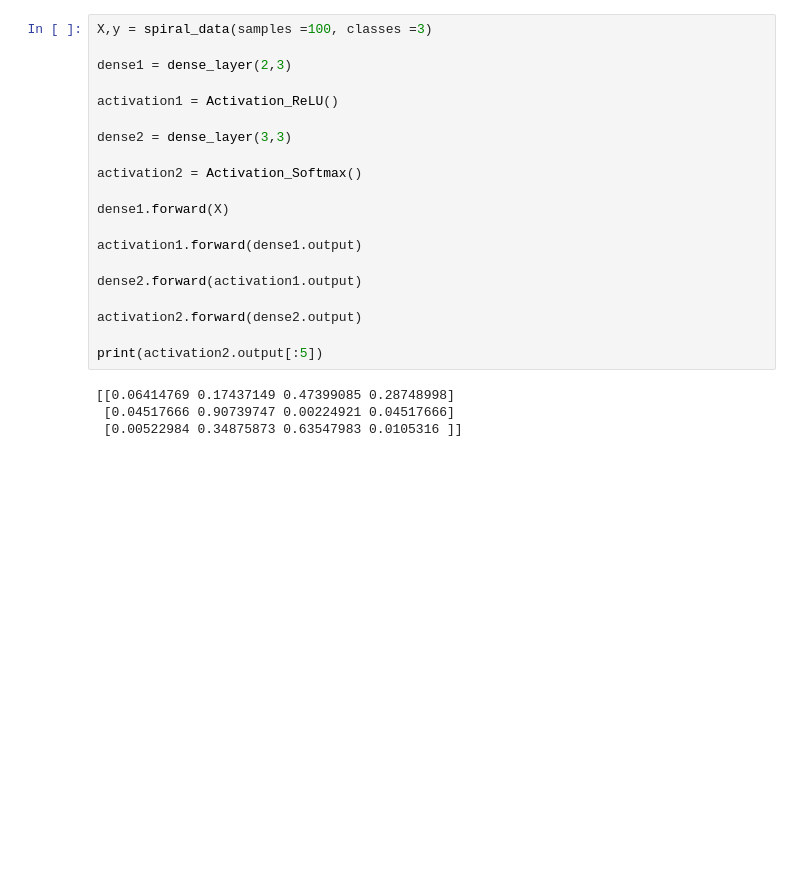
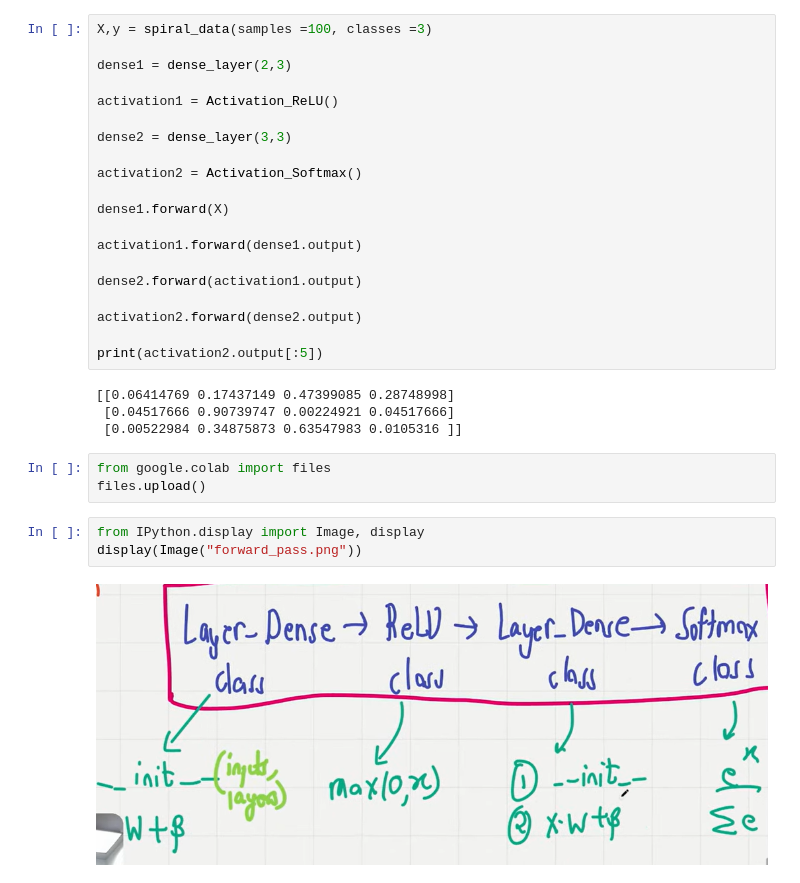
Before and after one commit to ANNON17-byte/Neural-Network, a Jupyter notebook: coding_neurons_and_layers.ipynb, the cells around one changed output. Saved outputs shown, nothing was run; the diff lists cells and outputs as text; blank space fills up the shorter version.

Commit message:
Forward Pass

```diff
--- a/coding_neurons_and_layers.ipynb
+++ b/coding_neurons_and_layers.ipynb
@@ -353,3 +353,11 @@ print(activation2.output[:5])
 [[0.06414769 0.17437149 0.47399085 0.28748998]
  [0.04517666 0.90739747 0.00224921 0.04517666]
  [0.00522984 0.34875873 0.63547983 0.0105316 ]]
+# %%
+from google.colab import files
+files.upload()
+# %%
+from IPython.display import Image, display
+display(Image("forward_pass.png"))
+# %% [output]
+[figure, added]
```
Also changed, not shown: parts of 1 cell of this notebook.
